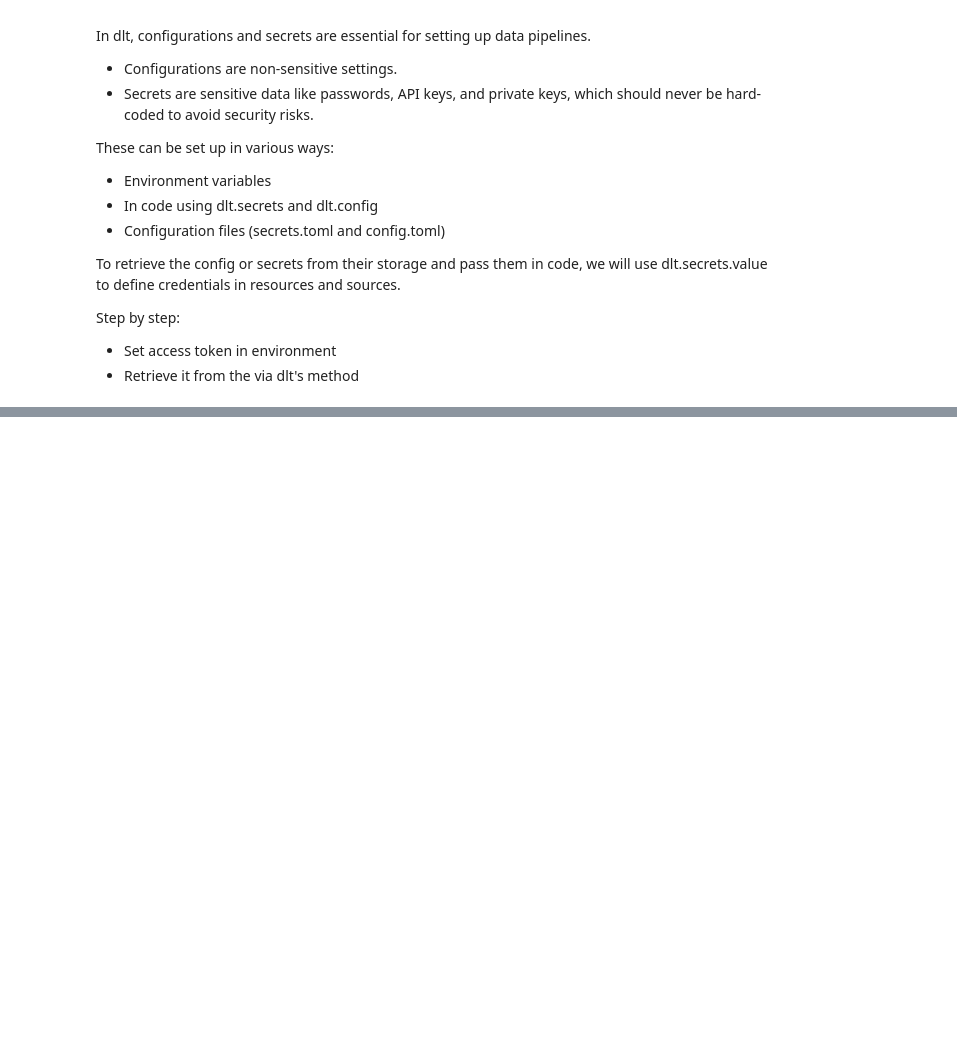
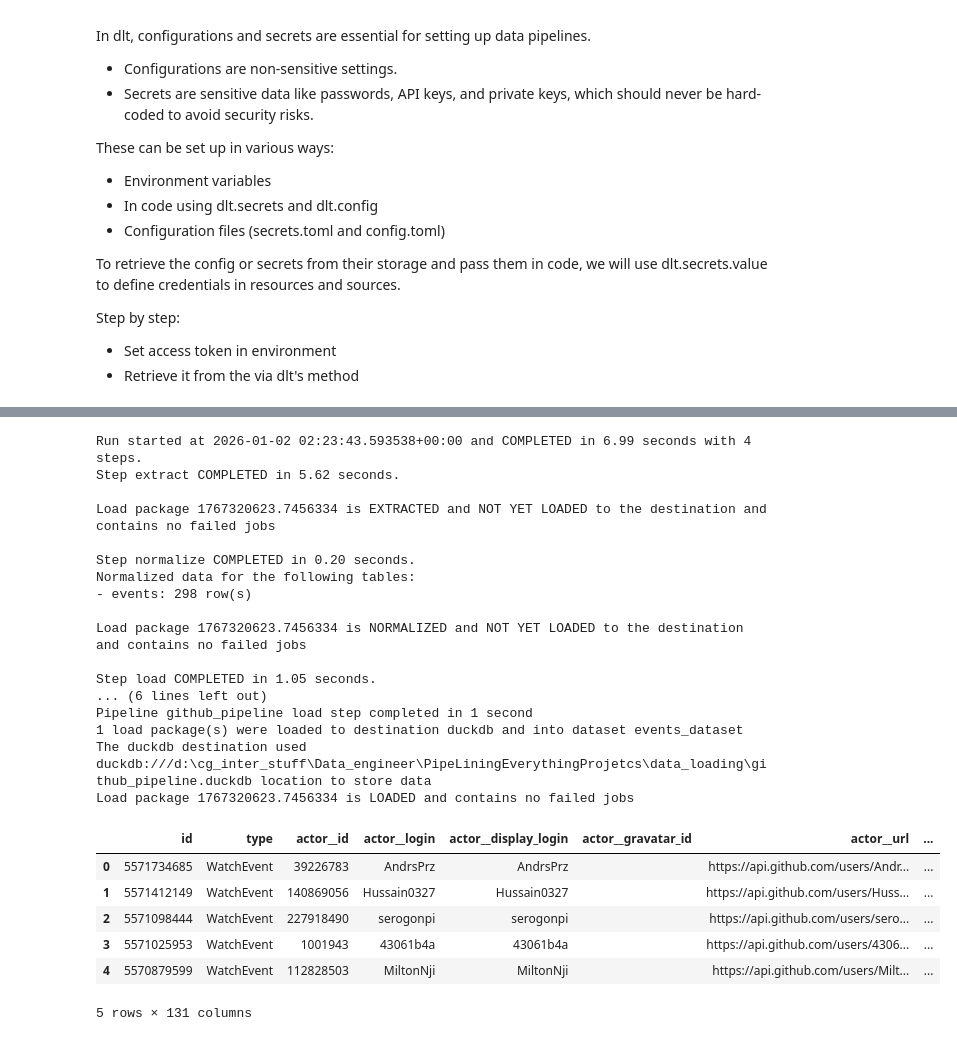
Before and after one commit to M21x1/PipeLiningEverythingProjetcs, a Jupyter notebook: data_loading/data_down_and_loading.ipynb, the cells around one changed output, grey strips where cells are left out. Cells and saved outputs as stored; diff of their text form; code cells hidden in the pictures; blank space fills up the shorter version.

```diff
--- a/data_loading/data_down_and_loading.ipynb
+++ b/data_loading/data_down_and_loading.ipynb
@@ -1194,0 +1717,68 @@ for record in paginated_getter():
+# %%
+import os
+import dlt
+
+from dlt.sources.helpers.rest_client import RESTClient
+from dlt.sources.helpers.rest_client.auth import BearerTokenAuth
+from dlt.sources.helpers.rest_client.paginators import HeaderLinkPaginator
+
+os.environ["ACCESS_TOKEN"] = os.getenv('ACCESS_TOKEN')
+
+@dlt.resource(name="events",
+              write_disposition="replace", # <----- Set write_disposition here
+              columns={
+                        "payload__forkee__language": {"data_type": "text"},
+                        "payload__forkee__mirror_url": {"data_type": "text"},
+                        "payload__forkee__license": {"data_type": "text"},
+    })
+def paginated_getter(
+    access_token=dlt.secrets.value,
+):
+    client = RESTClient(
+        base_url="https://api.github.com/repos/DataTalksClub/data-engineering-zoomcamp",
+        auth=BearerTokenAuth(token=access_token),  # type: ignore
+        paginator=HeaderLinkPaginator(links_next_key="next"),
+    )
+
+    for page in client.paginate("/events"):
+        yield page
+
+# define new dlt pipeline
+pipeline = dlt.pipeline(
+    pipeline_name="github_pipeline",
+    destination="duckdb",
+    dataset_name="events_dataset",
+)
+
+# Run the pipeline with the new resource
+load_info = pipeline.run(paginated_getter) # <----- No need to specify write_disposition here ...from here to the resource decorator
+
+print(pipeline.last_trace)
+
+#print the event table
+pipeline.dataset().events.df().head()
+# %% [output]
+Run started at 2026-01-02 02:23:43.593538+00:00 and COMPLETED in 6.99 seconds with 4 steps.
+Step extract COMPLETED in 5.62 seconds.
+
+Load package 1767320623.7456334 is EXTRACTED and NOT YET LOADED to the destination and contains no failed jobs
+
+Step normalize COMPLETED in 0.20 seconds.
+Normalized data for the following tables:
+- events: 298 row(s)
+
+Load package 1767320623.7456334 is NORMALIZED and NOT YET LOADED to the destination and contains no failed jobs
+
+Step load COMPLETED in 1.05 seconds.
+... (6 lines left out)
+Pipeline github_pipeline load step completed in 1 second
+1 load package(s) were loaded to destination duckdb and into dataset events_dataset
+The duckdb destination used duckdb:///d:\cg_inter_stuff\Data_engineer\PipeLiningEverythingProjetcs\data_loading\github_pipeline.duckdb location to store data
+Load package 1767320623.7456334 is LOADED and contains no failed jobs
+|  | id | type | actor__id | actor__login | actor__display_login | actor__gravatar_id | actor__url | ... |
+| 0 | 5571734685 | WatchEvent | 39226783 | AndrsPrz | AndrsPrz |  | https://api.github.com/users/Andr... | ... |
+| 1 | 5571412149 | WatchEvent | 140869056 | Hussain0327 | Hussain0327 |  | https://api.github.com/users/Huss... | ... |
+| 2 | 5571098444 | WatchEvent | 227918490 | serogonpi | serogonpi |  | https://api.github.com/users/sero... | ... |
+| 3 | 5571025953 | WatchEvent | 1001943 | 43061b4a | 43061b4a |  | https://api.github.com/users/4306... | ... |
+| 4 | 5570879599 | WatchEvent | 112828503 | MiltonNji | MiltonNji |  | https://api.github.com/users/Milt... | ... |
+5 rows × 131 columns
```
Also changed, not shown: parts of 42 cells of this notebook, 3 other files.
